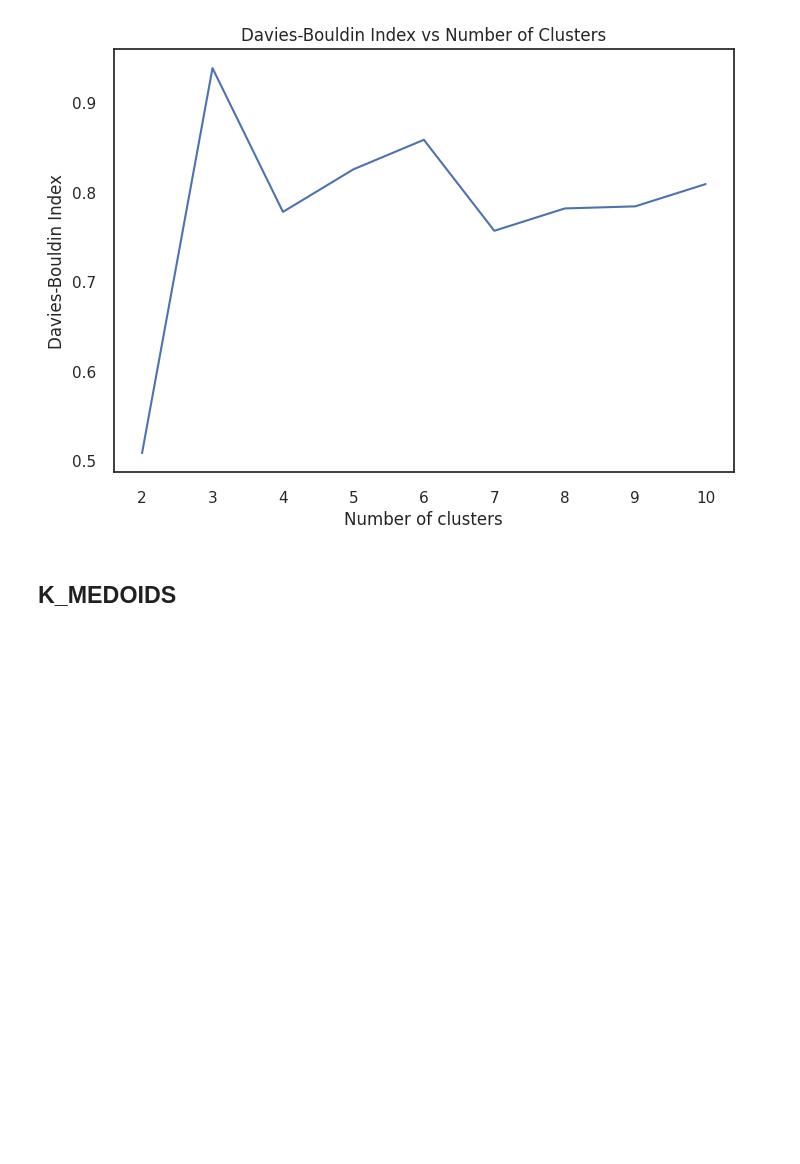
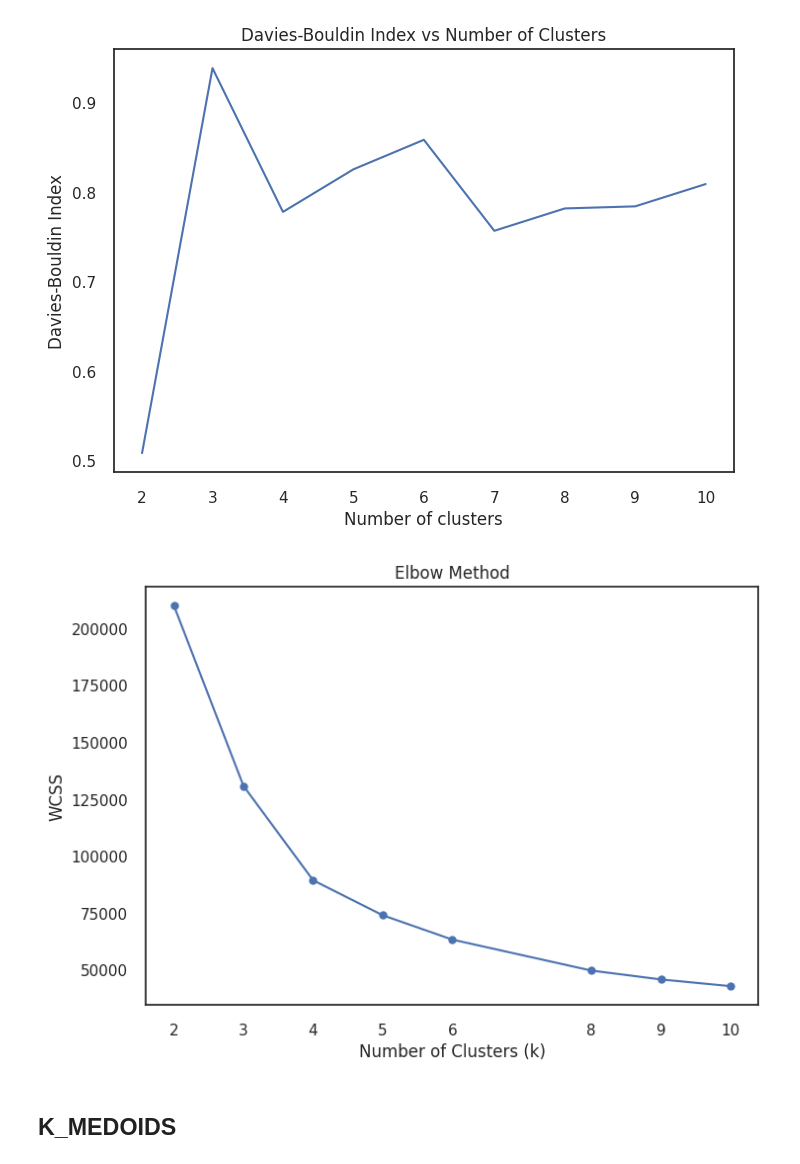
Before and after one commit to Pablocodes1993/finalproject, a Jupyter notebook: CUSTOMER_SEGMENTATION_USING_UNSUPERVISED_METHODS_AND_RFM.ipynb, the cells around one changed output. Cells and saved outputs as stored; diff of their text form; code cells hidden in the pictures; blank space fills up the shorter version.

```diff
--- a/CUSTOMER_SEGMENTATION_USING_UNSUPERVISED_METHODS_AND_RFM.ipynb
+++ b/CUSTOMER_SEGMENTATION_USING_UNSUPERVISED_METHODS_AND_RFM.ipynb
@@ -1454,5 +1495,11 @@ max_clusters = 10
 plot_davies_bouldin_index_kmeans(selected_columns_kmeans, min_clusters, max_clusters)
 # %% [output]
 [figure]
+# %%
+#Elbow Analysis
+k_values = [2, 3, 4, 5, 6, 8, 9, 10]
+elbow_method_kmeans(selected_columns_kmeans, k_values)
+# %% [output]
+[figure, added]
 # %% [markdown]
 ## K_MEDOIDS
```
Also changed, not shown: parts of 9 cells of this notebook.
